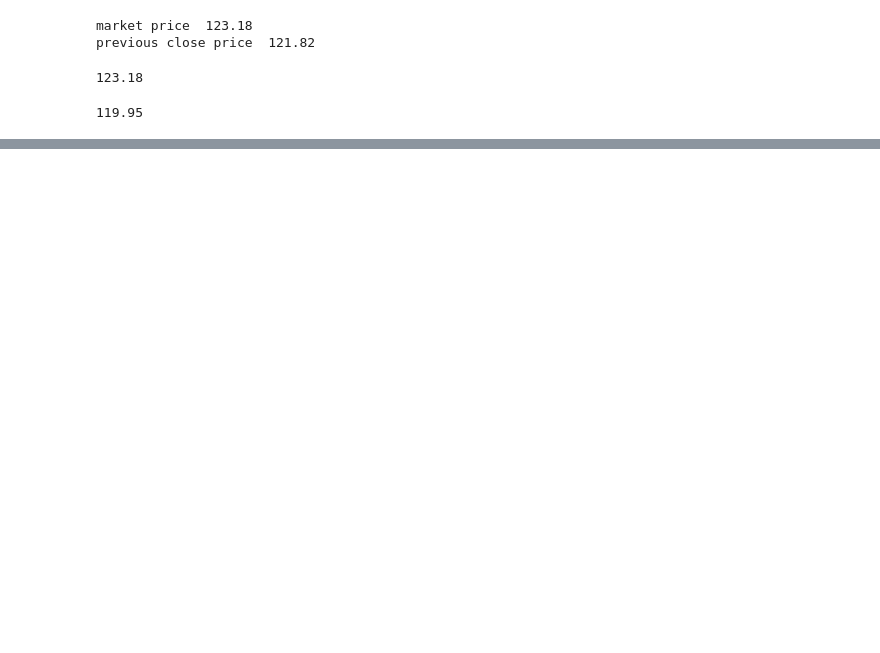
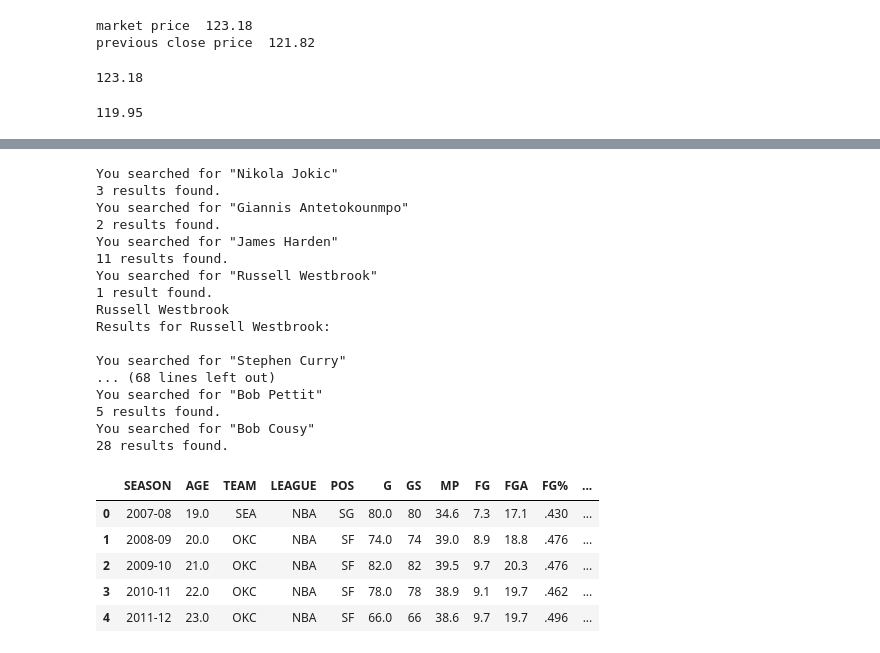
Before and after one commit to etsi123/stock_trading_analysis, a Jupyter notebook: Untitled.ipynb, the cells around one changed output, grey strips where cells are left out. Drawn from its saved outputs; the diff is of its cells as text; code cells hidden in the pictures; blank space fills up the shorter version.

```diff
--- a/Untitled.ipynb
+++ b/Untitled.ipynb
@@ -67,0 +100,31 @@ initial_price = data.iloc[0].Open
+# %%
+for player in player_list:
+    player_df = get_stats(player, stat_type='PER_GAME', playoffs=False, career=False)
+    player_df['Name'] = player
+    df = pd.concat([df,player_df])
+df = df.reset_index(drop=True)
+df.head()
+# %% [output]
+You searched for "Nikola Jokic"
+3 results found.
+You searched for "Giannis Antetokounmpo"
+2 results found.
+You searched for "James Harden"
+11 results found.
+You searched for "Russell Westbrook"
+1 result found.
+Russell Westbrook
+Results for Russell Westbrook:
+
+You searched for "Stephen Curry"
+... (68 lines left out)
+You searched for "Bob Pettit"
+5 results found.
+You searched for "Bob Cousy"
+28 results found.
+|  | SEASON | AGE | TEAM | LEAGUE | POS | G | GS | MP | FG | FGA | FG% | ... |
+| 0 | 2007-08 | 19.0 | SEA | NBA | SG | 80.0 | 80 | 34.6 | 7.3 | 17.1 | .430 | ... |
+| 1 | 2008-09 | 20.0 | OKC | NBA | SF | 74.0 | 74 | 39.0 | 8.9 | 18.8 | .476 | ... |
+| 2 | 2009-10 | 21.0 | OKC | NBA | SF | 82.0 | 82 | 39.5 | 9.7 | 20.3 | .476 | ... |
+| 3 | 2010-11 | 22.0 | OKC | NBA | SF | 78.0 | 78 | 38.9 | 9.1 | 19.7 | .462 | ... |
+| 4 | 2011-12 | 23.0 | OKC | NBA | SF | 66.0 | 66 | 38.6 | 9.7 | 19.7 | .496 | ... |
```
Also changed, not shown: parts of 20 cells of this notebook, 1 other file.
